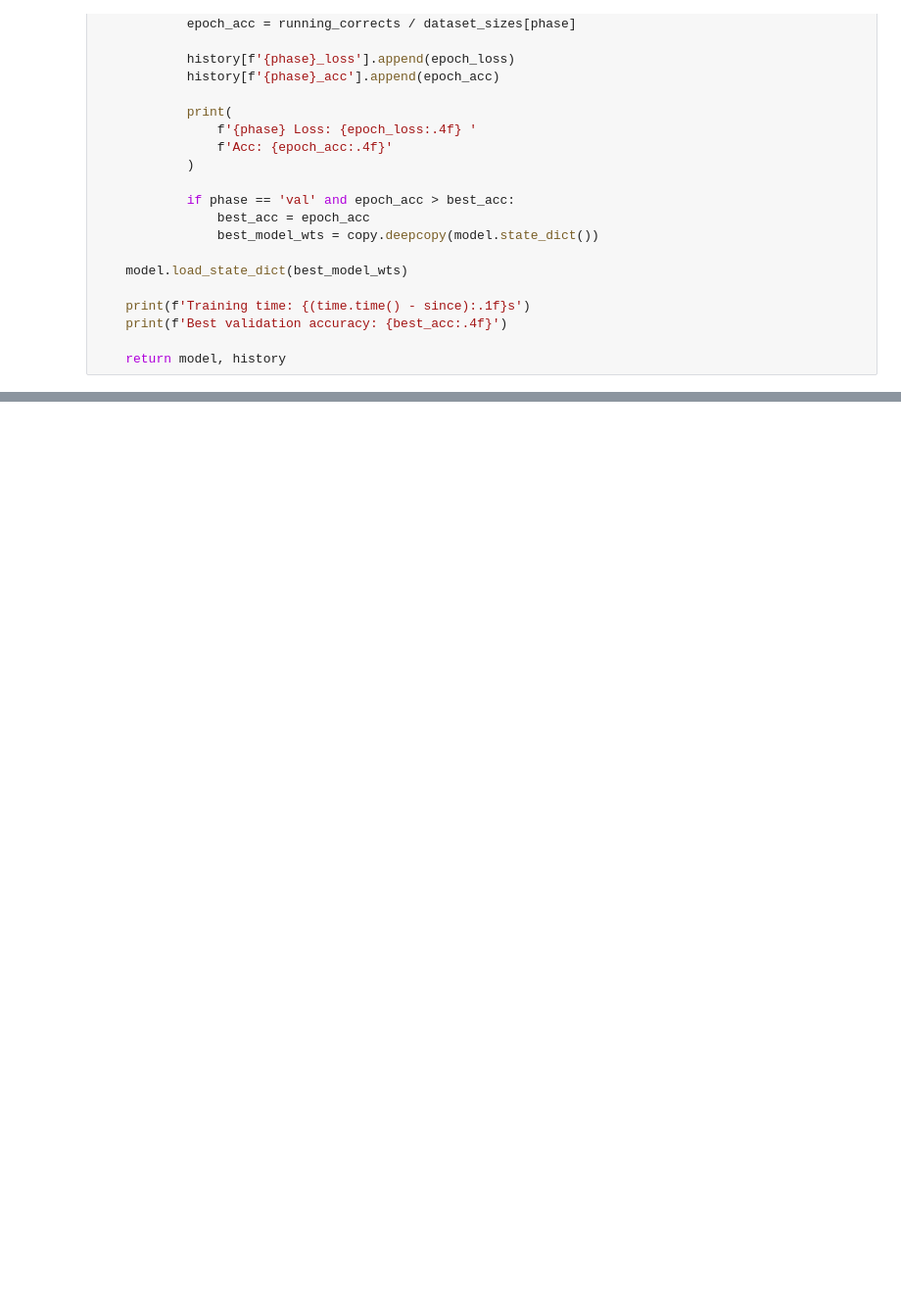
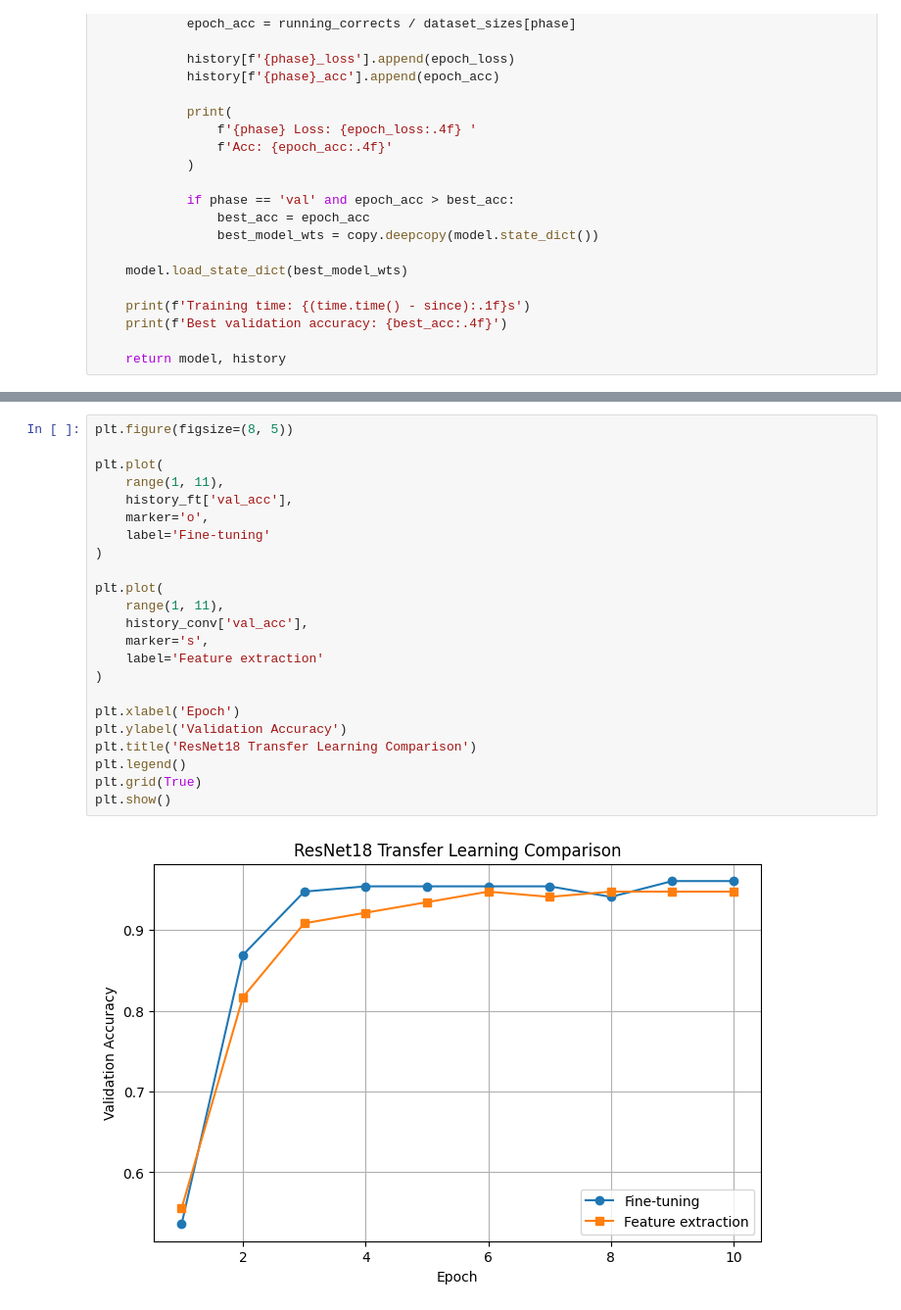
Before and after one commit to NethsanduKumarasinghe/EN3160_Assignment_03, a Jupyter notebook: EN3160_Assignment_03.ipynb, the cells around one changed output, grey strips where cells are left out. Shown at 98% size. Saved outputs shown, nothing was run; the diff lists cells and outputs as text; blank space fills up the shorter version.

```diff
--- a/EN3160_Assignment_03.ipynb
+++ b/EN3160_Assignment_03.ipynb
@@ -728,0 +889,25 @@ def train_model(model, criterion, optimizer, num_epochs=10):
+# %%
+plt.figure(figsize=(8, 5))
+
+plt.plot(
+    range(1, 11),
+    history_ft['val_acc'],
+    marker='o',
+    label='Fine-tuning'
+)
+
+plt.plot(
+    range(1, 11),
+    history_conv['val_acc'],
+    marker='s',
+    label='Feature extraction'
+)
+
+plt.xlabel('Epoch')
+plt.ylabel('Validation Accuracy')
+plt.title('ResNet18 Transfer Learning Comparison')
+plt.legend()
+plt.grid(True)
+plt.show()
+# %% [output]
+[figure, added]
```
Also changed, not shown: parts of 8 cells of this notebook.
